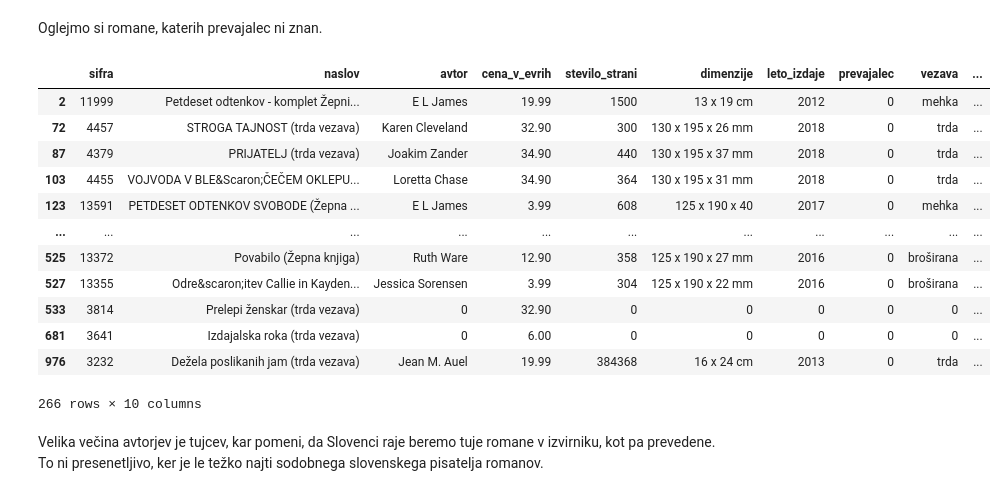
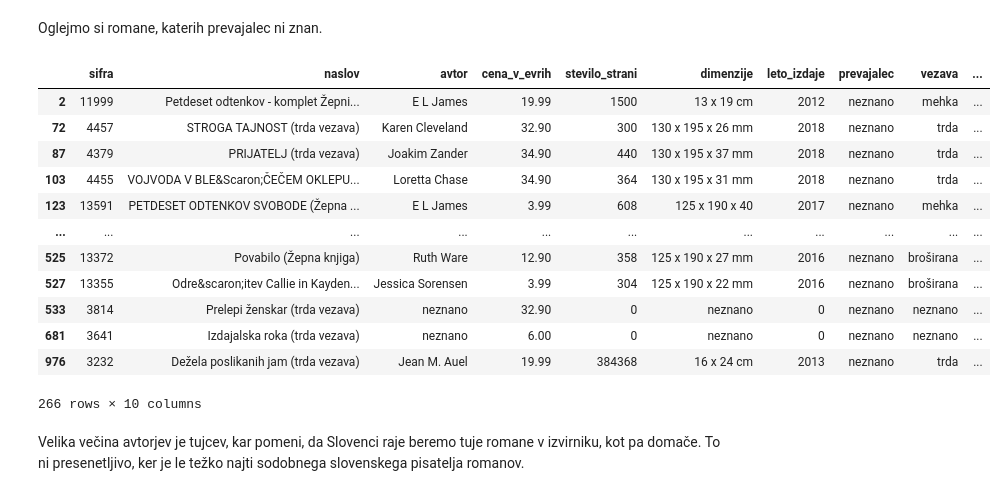
Before and after one commit to sipeckatarina/prog1_projektna, a Jupyter notebook: Analiza_romanov.ipynb, the cells around one changed output. Saved outputs shown, nothing was run; the diff lists cells and outputs as text; code cells hidden in the pictures.

```diff
--- a/Analiza_romanov.ipynb
+++ b/Analiza_romanov.ipynb
@@ -30,0 +18,3 @@ romani
+# %%
+romani[['naslov','avtor','dimenzije','prevajalec','vezava','zalozba']] = romani[['naslov','avtor','dimenzije','prevajalec','vezava','zalozba']].replace('0','neznano')
+romani[['naslov','avtor','dimenzije','prevajalec','vezava','zalozba']].replace('0','neznano')
@@ -121,20 +133,20 @@ Opazimo, da so tako avtorji kot prevajalci enakomerno porazdeljeni. To pomeni, d
 # %% [markdown]
 Oglejmo si romane, katerih prevajalec ni znan.
 # %%
-romani[romani.prevajalec == '0']
+romani[romani.prevajalec == 'neznano']
 # %% [output]
 |  | sifra | naslov | avtor | cena_v_evrih | stevilo_strani | dimenzije | leto_izdaje | prevajalec | vezava | ... |
-| 2 | 11999 | Petdeset odtenkov - komplet Žepni... | E L James | 19.99 | 1500 | 13 x 19 cm | 2012 | 0 | mehka | ... |
-| 72 | 4457 | STROGA TAJNOST (trda vezava) | Karen Cleveland | 32.90 | 300 | 130 x 195 x 26 mm | 2018 | 0 | trda | ... |
-| 87 | 4379 | PRIJATELJ (trda vezava) | Joakim Zander | 34.90 | 440 | 130 x 195 x 37 mm | 2018 | 0 | trda | ... |
-| 103 | 4455 | VOJVODA V BLE&Scaron;ČEČEM OKLEPU... | Loretta Chase | 34.90 | 364 | 130 x 195 x 31 mm | 2018 | 0 | trda | ... |
-| 123 | 13591 | PETDESET ODTENKOV SVOBODE (Žepna ... | E L James | 3.99 | 608 | 125 x 190 x 40 | 2017 | 0 | mehka | ... |
+| 2 | 11999 | Petdeset odtenkov - komplet Žepni... | E L James | 19.99 | 1500 | 13 x 19 cm | 2012 | neznano | mehka | ... |
+| 72 | 4457 | STROGA TAJNOST (trda vezava) | Karen Cleveland | 32.90 | 300 | 130 x 195 x 26 mm | 2018 | neznano | trda | ... |
+| 87 | 4379 | PRIJATELJ (trda vezava) | Joakim Zander | 34.90 | 440 | 130 x 195 x 37 mm | 2018 | neznano | trda | ... |
+| 103 | 4455 | VOJVODA V BLE&Scaron;ČEČEM OKLEPU... | Loretta Chase | 34.90 | 364 | 130 x 195 x 31 mm | 2018 | neznano | trda | ... |
+| 123 | 13591 | PETDESET ODTENKOV SVOBODE (Žepna ... | E L James | 3.99 | 608 | 125 x 190 x 40 | 2017 | neznano | mehka | ... |
 | ... | ... | ... | ... | ... | ... | ... | ... | ... | ... | ... |
-| 525 | 13372 | Povabilo (Žepna knjiga) | Ruth Ware | 12.90 | 358 | 125 x 190 x 27 mm | 2016 | 0 | broširana | ... |
-| 527 | 13355 | Odre&scaron;itev Callie in Kayden... | Jessica Sorensen | 3.99 | 304 | 125 x 190 x 22 mm | 2016 | 0 | broširana | ... |
-| 533 | 3814 | Prelepi ženskar (trda vezava) | 0 | 32.90 | 0 | 0 | 0 | 0 | 0 | ... |
-| 681 | 3641 | Izdajalska roka (trda vezava) | 0 | 6.00 | 0 | 0 | 0 | 0 | 0 | ... |
-| 976 | 3232 | Dežela poslikanih jam (trda vezava) | Jean M. Auel | 19.99 | 384368 | 16 x 24 cm | 2013 | 0 | trda | ... |
+| 525 | 13372 | Povabilo (Žepna knjiga) | Ruth Ware | 12.90 | 358 | 125 x 190 x 27 mm | 2016 | neznano | broširana | ... |
+| 527 | 13355 | Odre&scaron;itev Callie in Kayden... | Jessica Sorensen | 3.99 | 304 | 125 x 190 x 22 mm | 2016 | neznano | broširana | ... |
+| 533 | 3814 | Prelepi ženskar (trda vezava) | neznano | 32.90 | 0 | neznano | 0 | neznano | neznano | ... |
+| 681 | 3641 | Izdajalska roka (trda vezava) | neznano | 6.00 | 0 | neznano | 0 | neznano | neznano | ... |
+| 976 | 3232 | Dežela poslikanih jam (trda vezava) | Jean M. Auel | 19.99 | 384368 | 16 x 24 cm | 2013 | neznano | trda | ... |
 266 rows × 10 columns
 # %% [markdown]
-Velika večina avtorjev je tujcev, kar pomeni, da Slovenci raje beremo tuje romane v izvirniku, kot pa prevedene. To ni presenetljivo, ker je le težko najti sodobnega slovenskega pisatelja romanov.
+Velika večina avtorjev je tujcev, kar pomeni, da Slovenci raje beremo tuje romane v izvirniku, kot pa domače. To ni presenetljivo, ker je le težko najti sodobnega slovenskega pisatelja romanov.
```
Also changed, not shown: parts of 10 cells of this notebook, 1 other file.
